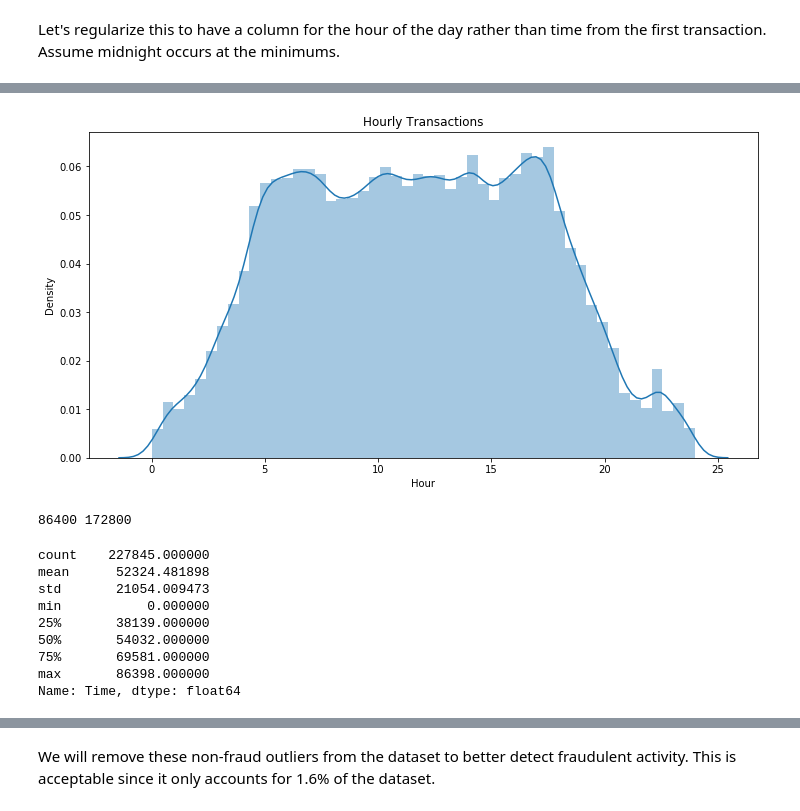
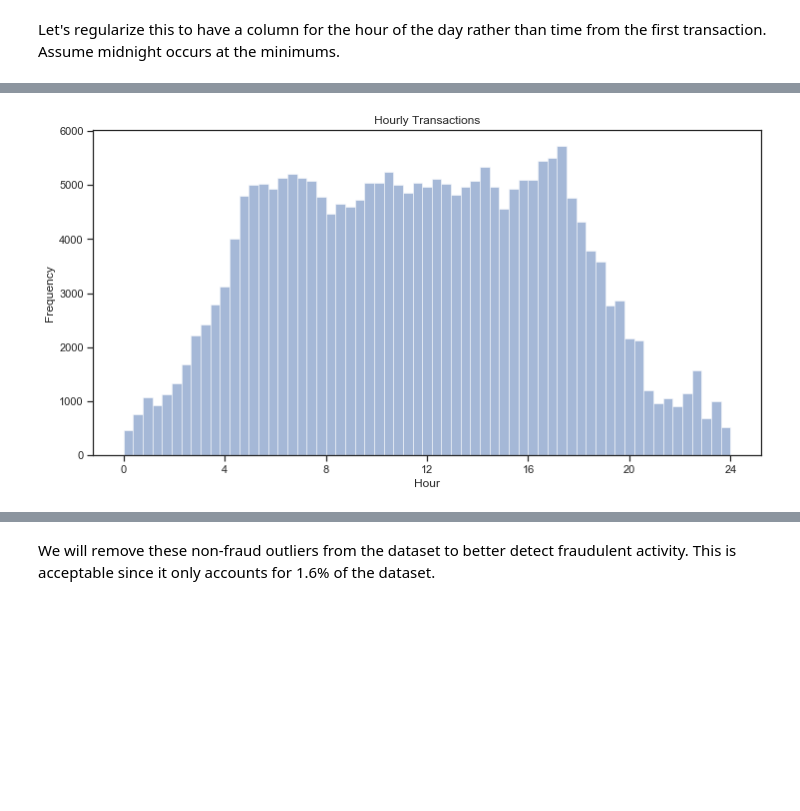
Before and after one commit to MattEding/CreditCardFraud, a Jupyter notebook: 02 - EDA.ipynb, the cells around one changed output, grey strips where cells are left out. Cells and saved outputs as stored; diff of their text form; code cells hidden in the pictures; blank space fills up the shorter version.

```diff
--- a/02 - EDA.ipynb
+++ b/02 - EDA.ipynb
@@ -133,25 +121,0 @@ Name: Time, dtype: int64
-# %%
-hour_seconds = 60 * 60
-midnight = int(cuts.index[-1].mid)
-credit['Hour'] = ((credit['Time'] - midnight) % day_seconds) / hour_seconds
-
-plt.figure(figsize=(12, 6))
-ax = sns.distplot(credit['Hour'])
-ax.set(xlabel='Hour', ylabel='Density', title='Hourly Transactions');
-# %% [output]
-[figure, removed]
-# %%
-print(seconds, seconds * 2)
-credit['Time'].describe()
-(credit['Time'] % seconds).describe()
-# %% [output]
-86400 172800
-count    227845.000000
-mean      52324.481898
-std       21054.009473
-min           0.000000
-25%       38139.000000
-50%       54032.000000
-75%       69581.000000
-max       86398.000000
-Name: Time, dtype: float64
@@ -157,0 +137,13 @@ Name: Time, dtype: float64
+# %%
+# plt.figure(figsize=(12, 6))
+# ax = sns.distplot(credit['Hour'])
+# ax.set(xticks=range(0, 25, 4), xlabel='Hour', ylabel='Density', title='Hourly Transactions');
+
+plt.figure(figsize=(12, 6))
+plt.hist(credit['Hour'], bins=bins, alpha=0.5)
+plt.title('Hourly Transactions')
+plt.xticks(range(0, 25, 4))
+plt.xlabel('Hour')
+plt.ylabel('Frequency');
+# %% [output]
+[figure, added]
```
Also changed, not shown: parts of 54 cells of this notebook.
